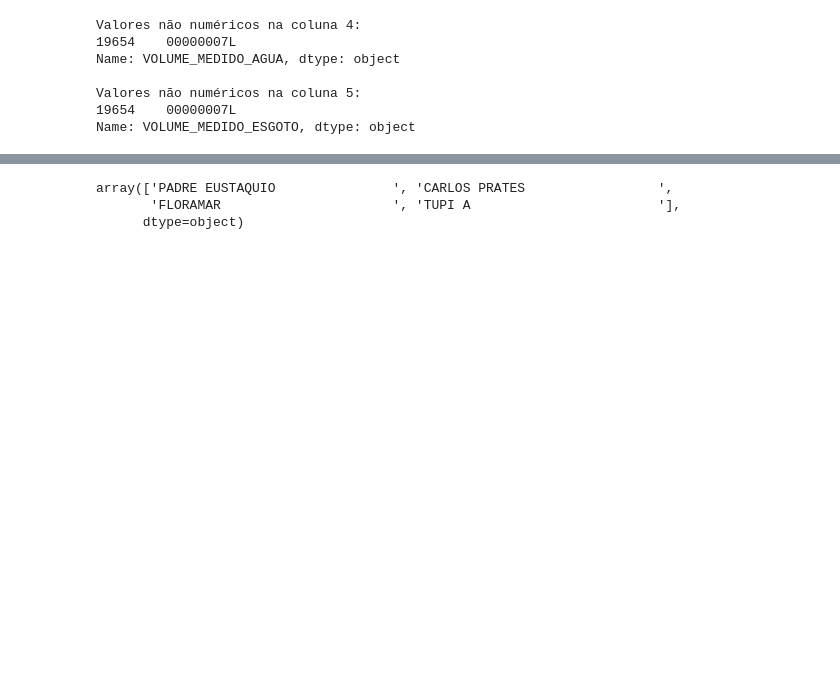
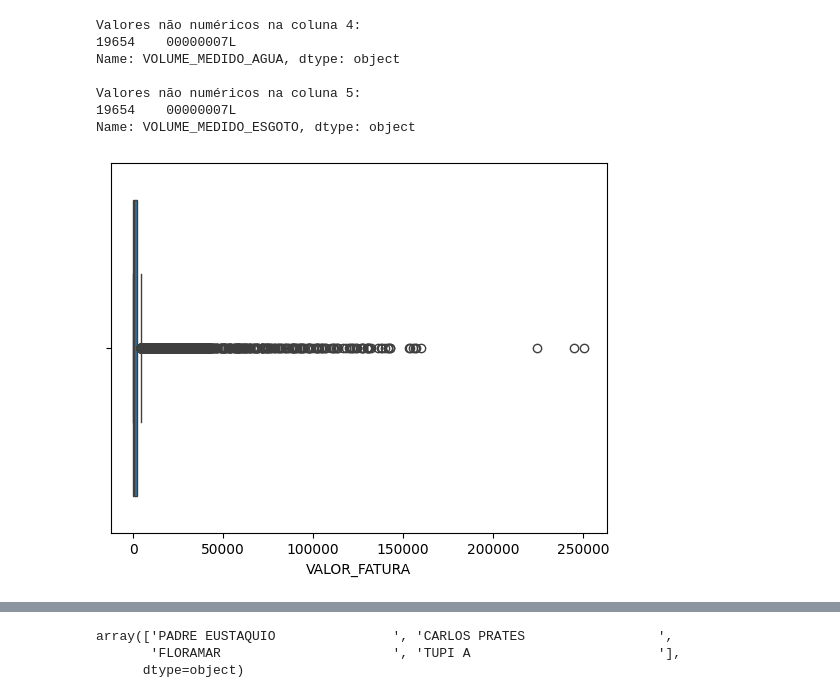
Before and after one commit to redsonlopez/water_forecast, a Jupyter notebook: notebooks/eda/water_eda.ipynb, the cells around one changed output, grey strips where cells are left out. Saved outputs shown, nothing was run; the diff lists cells and outputs as text; code cells hidden in the pictures; blank space fills up the shorter version.

```diff
--- a/notebooks/eda/water_eda.ipynb
+++ b/notebooks/eda/water_eda.ipynb
@@ -65,2 +69,7 @@ df['VALOR_FATURA'] = df['VALOR_FATURA'].str.replace(',', '.', regex=False)
 # Converter para númerico
 df['VALOR_FATURA']= pd.to_numeric(df['VALOR_FATURA'])
+# %%
+# Gráfico para analize de outliers da variável "VALOR_FATURA"
+sns.boxplot(x=df["VALOR_FATURA"]);
+# %% [output]
+[figure, added]
```
Also changed, not shown: parts of 6 cells of this notebook, 1 other file.
